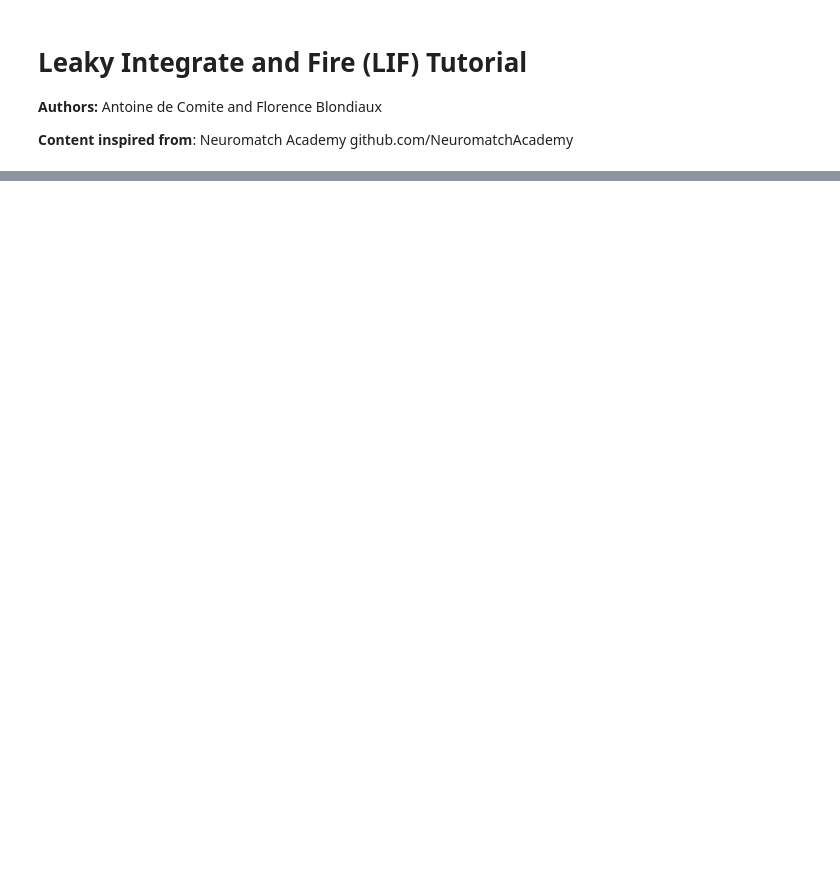
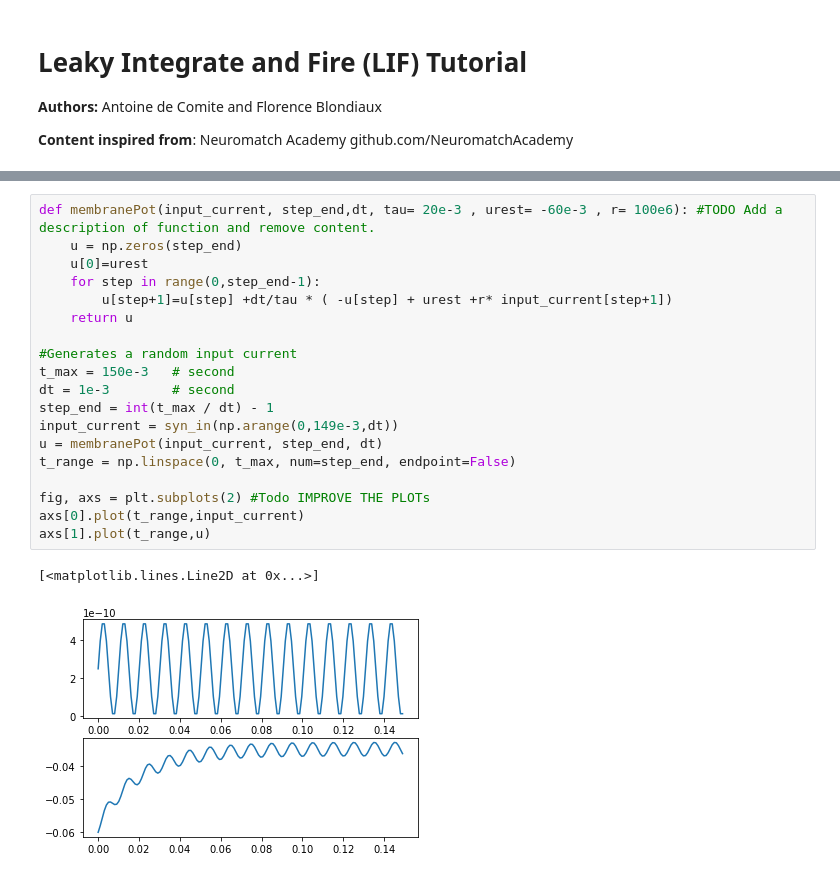
Before and after one commit to fblondiaux/LGBIO2072-2020, a Jupyter notebook: TP1-LIF/LIF-Tute.ipynb, the cells around one changed output, grey strips where cells are left out. Saved outputs shown, nothing was run; the diff lists cells and outputs as text; blank space fills up the shorter version.

```diff
--- a/TP1-LIF/LIF-Tute.ipynb
+++ b/TP1-LIF/LIF-Tute.ipynb
@@ -202,0 +95,22 @@ plt.plot(firing_rate(k,S))
+# %%
+def membranePot(input_current, step_end,dt, tau= 20e-3 , urest= -60e-3 , r= 100e6): #TODO Add a description of function and remove content.
+    u = np.zeros(step_end)
+    u[0]=urest
+    for step in range(0,step_end-1):
+        u[step+1]=u[step] +dt/tau * ( -u[step] + urest +r* input_current[step+1])
+    return u
+
+#Generates a random input current
+t_max = 150e-3   # second
+dt = 1e-3        # second
+step_end = int(t_max / dt) - 1
+input_current = syn_in(np.arange(0,149e-3,dt))
+u = membranePot(input_current, step_end, dt)
+t_range = np.linspace(0, t_max, num=step_end, endpoint=False)
+
+fig, axs = plt.subplots(2) #Todo IMPROVE THE PLOTs
+axs[0].plot(t_range,input_current)
+axs[1].plot(t_range,u)
+# %% [output]
+[<matplotlib.lines.Line2D at 0x...>]
+[figure, added]
```
Also changed, not shown: parts of 45 cells of this notebook, 1 other file.
